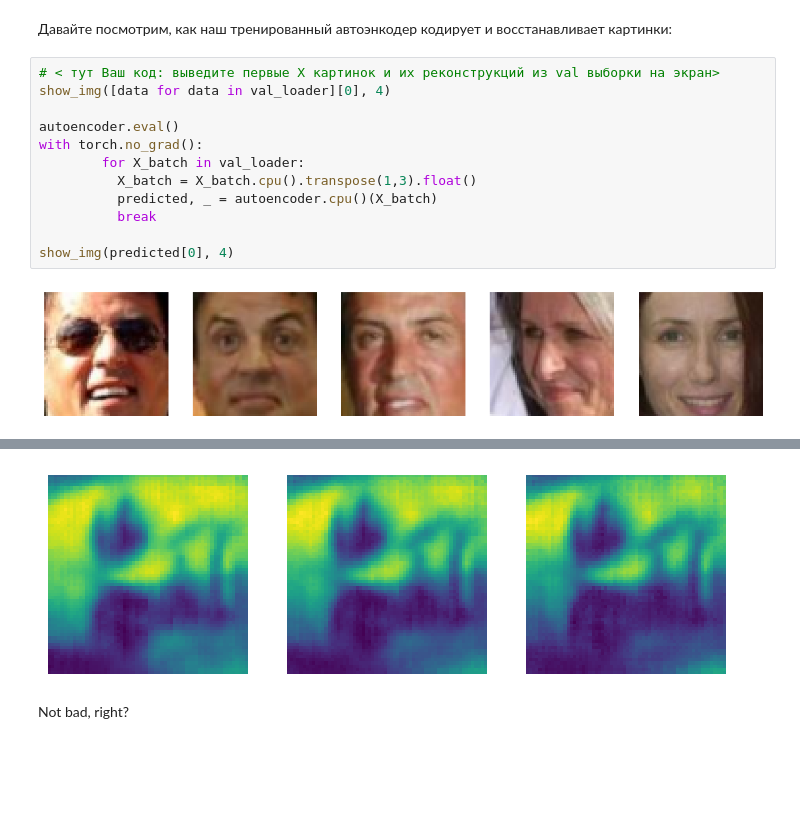
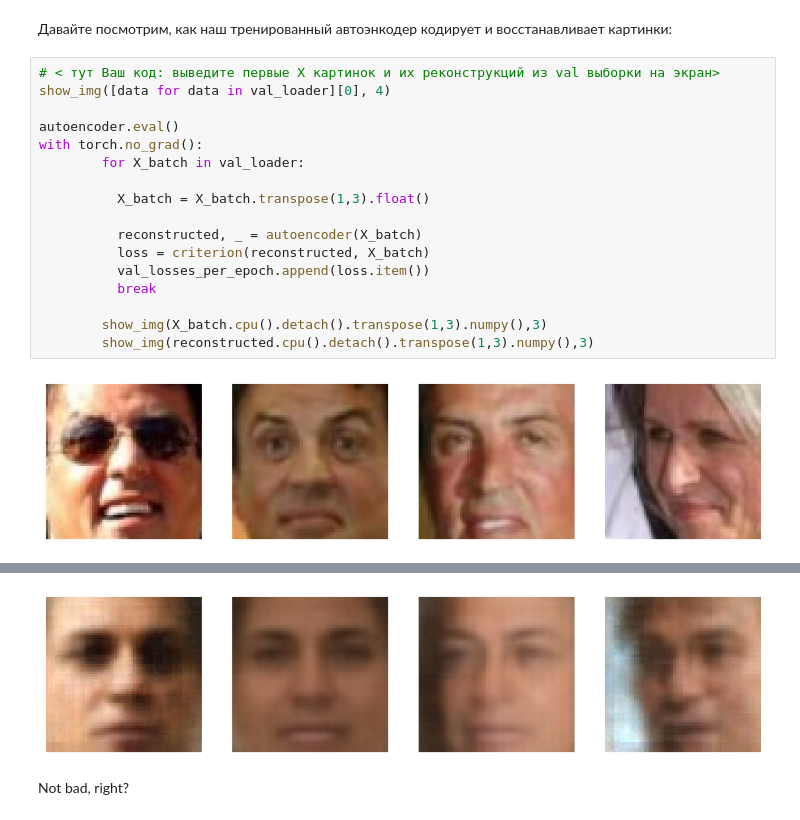
Before and after one commit to Summit2/ML_education, a Jupyter notebook: [hw]autoencoders.ipynb, the cells around one changed output, grey strips where cells are left out. Cells and saved outputs as stored; diff of their text form; blank space fills up the shorter version.

```diff
--- a/[hw]autoencoders.ipynb
+++ b/[hw]autoencoders.ipynb
@@ -271,14 +273,19 @@ loss_plot(train_losses, val_losses, n_epochs,title = 'AE')
 # %%
 # < тут Ваш код: выведите первые Х картинок и их реконструкций из val выборки на экран>
 show_img([data for data in val_loader][0], 4)
 
 autoencoder.eval()
 with torch.no_grad():
         for X_batch in val_loader:
-          X_batch = X_batch.cpu().transpose(1,3).float()
-          predicted, _ = autoencoder.cpu()(X_batch)
+
+          X_batch = X_batch.transpose(1,3).float()
+
+          reconstructed, _ = autoencoder(X_batch)
+          loss = criterion(reconstructed, X_batch)
+          val_losses_per_epoch.append(loss.item())
           break
 
-show_img(predicted[0], 4)
+        show_img(X_batch.cpu().detach().transpose(1,3).numpy(),3)
+        show_img(reconstructed.cpu().detach().transpose(1,3).numpy(),3)
 # %% [output]
-[figure, old version]
+[figure, new version]
@@ -285,4 +294,4 @@ show_img(predicted[0], 4)
-[figure, old version]
+[figure, new version]
 # %% [markdown]
 Not bad, right?
 # %% [markdown]
```
Also changed, not shown: parts of 3 cells of this notebook.
